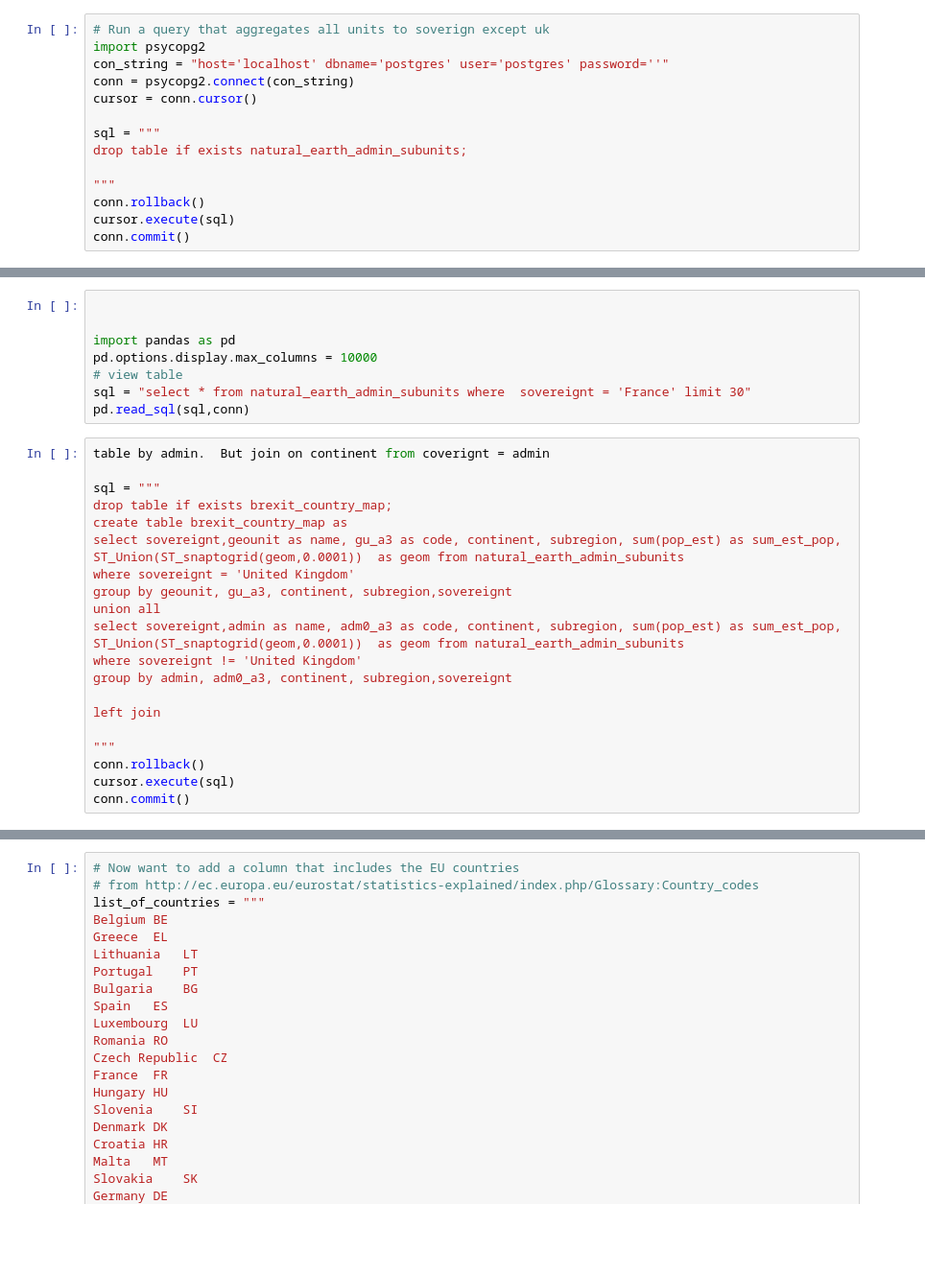
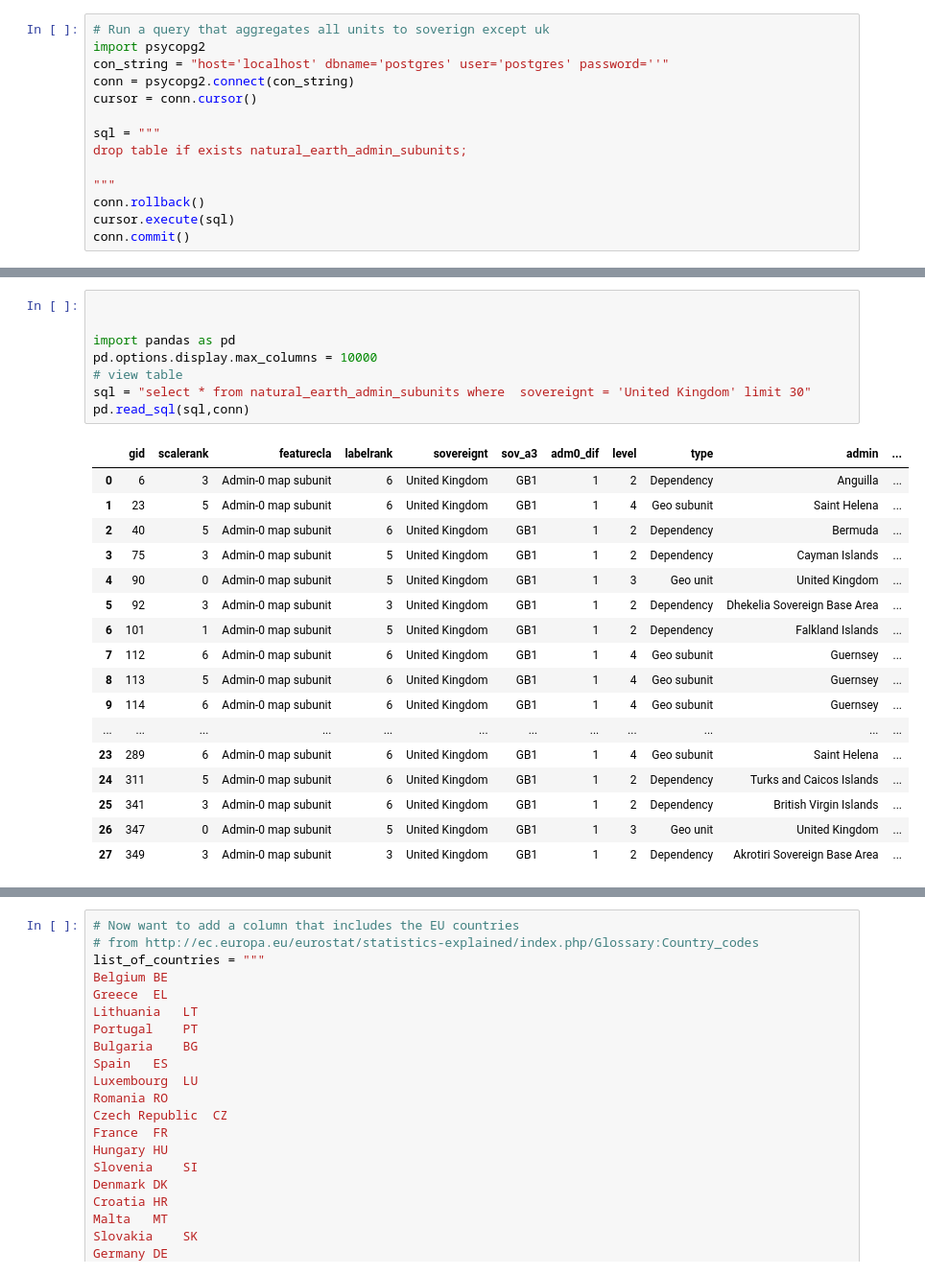
Before and after one commit to RobinL/create_custom_topojson, a Jupyter notebook: Natural earth to postgis.ipynb, the cells around one changed output, grey strips where cells are left out. Shown: that part at 96% size. Saved outputs shown, nothing was run; the diff lists cells and outputs as text; blank space fills up the shorter version.

```diff
--- a/Natural earth to postgis.ipynb
+++ b/Natural earth to postgis.ipynb
@@ -34,28 +54,26 @@ shp2pgsql -I -s 4326 natural_earth_data/ne_10m_admin_0_map_subunits.shp public.n
 # %%
 
 
 import pandas as pd
 pd.options.display.max_columns = 10000
 # view table
-sql = "select * from natural_earth_admin_subunits where  sovereignt = 'France' limit 30"
+sql = "select * from natural_earth_admin_subunits where  sovereignt = 'United Kingdom' limit 30"
 pd.read_sql(sql,conn)
+# %% [output]
+|  | gid | scalerank | featurecla | labelrank | sovereignt | sov_a3 | adm0_dif | level | type | admin | ... |
+| 0 | 6 | 3 | Admin-0 map subunit | 6 | United Kingdom | GB1 | 1 | 2 | Dependency | Anguilla | ... |
+| 1 | 23 | 5 | Admin-0 map subunit | 6 | United Kingdom | GB1 | 1 | 4 | Geo subunit | Saint Helena | ... |
+| 2 | 40 | 5 | Admin-0 map subunit | 6 | United Kingdom | GB1 | 1 | 2 | Dependency | Bermuda | ... |
+| 3 | 75 | 3 | Admin-0 map subunit | 5 | United Kingdom | GB1 | 1 | 2 | Dependency | Cayman Islands | ... |
+| 4 | 90 | 0 | Admin-0 map subunit | 5 | United Kingdom | GB1 | 1 | 3 | Geo unit | United Kingdom | ... |
+| 5 | 92 | 3 | Admin-0 map subunit | 3 | United Kingdom | GB1 | 1 | 2 | Dependency | Dhekelia Sovereign Base Area | ... |
+| 6 | 101 | 1 | Admin-0 map subunit | 5 | United Kingdom | GB1 | 1 | 2 | Dependency | Falkland Islands | ... |
+| 7 | 112 | 6 | Admin-0 map subunit | 6 | United Kingdom | GB1 | 1 | 4 | Geo subunit | Guernsey | ... |
+| 8 | 113 | 5 | Admin-0 map subunit | 6 | United Kingdom | GB1 | 1 | 4 | Geo subunit | Guernsey | ... |
+| 9 | 114 | 6 | Admin-0 map subunit | 6 | United Kingdom | GB1 | 1 | 4 | Geo subunit | Guernsey | ... |
+| ... | ... | ... | ... | ... | ... | ... | ... | ... | ... | ... | ... |
+| 23 | 289 | 6 | Admin-0 map subunit | 6 | United Kingdom | GB1 | 1 | 4 | Geo subunit | Saint Helena | ... |
+| 24 | 311 | 5 | Admin-0 map subunit | 6 | United Kingdom | GB1 | 1 | 2 | Dependency | Turks and Caicos Islands | ... |
+| 25 | 341 | 3 | Admin-0 map subunit | 6 | United Kingdom | GB1 | 1 | 2 | Dependency | British Virgin Islands | ... |
+| 26 | 347 | 0 | Admin-0 map subunit | 5 | United Kingdom | GB1 | 1 | 3 | Geo unit | United Kingdom | ... |
+| 27 | 349 | 3 | Admin-0 map subunit | 3 | United Kingdom | GB1 | 1 | 2 | Dependency | Akrotiri Sovereign Base Area | ... |
-# %%
-table by admin.  But join on continent from coverignt = admin
-
-sql = """
-drop table if exists brexit_country_map;
-create table brexit_country_map as
-select sovereignt,geounit as name, gu_a3 as code, continent, subregion, sum(pop_est) as sum_est_pop, ST_Union(ST_snaptogrid(geom,0.0001))  as geom from natural_earth_admin_subunits
-where sovereignt = 'United Kingdom'
-group by geounit, gu_a3, continent, subregion,sovereignt
-union all
-select sovereignt,admin as name, adm0_a3 as code, continent, subregion, sum(pop_est) as sum_est_pop,  ST_Union(ST_snaptogrid(geom,0.0001))  as geom from natural_earth_admin_subunits
-where sovereignt != 'United Kingdom'
-group by admin, adm0_a3, continent, subregion,sovereignt
-
-left join
-
-"""
-conn.rollback()
-cursor.execute(sql)
-conn.commit()
```
Also changed, not shown: parts of 16 cells of this notebook.
